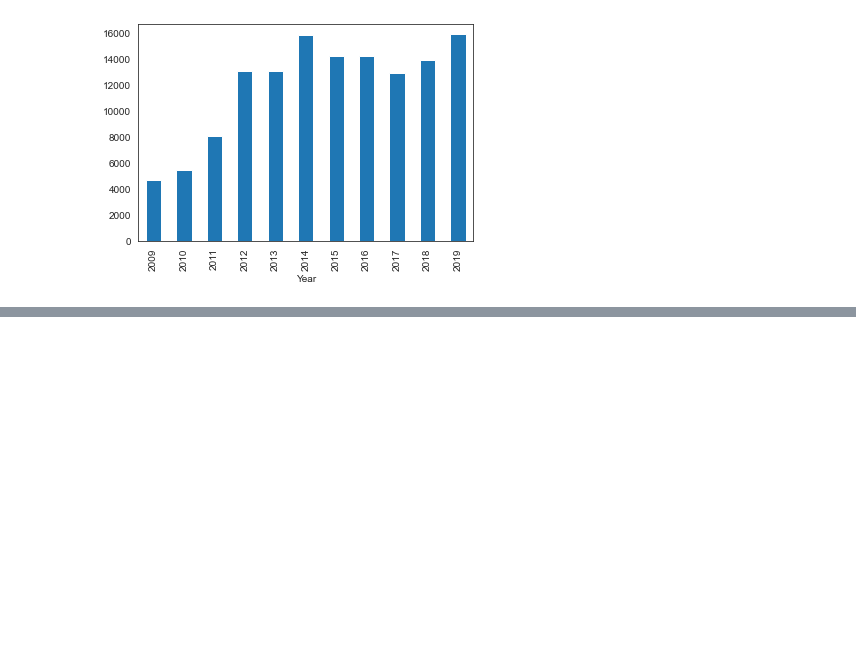
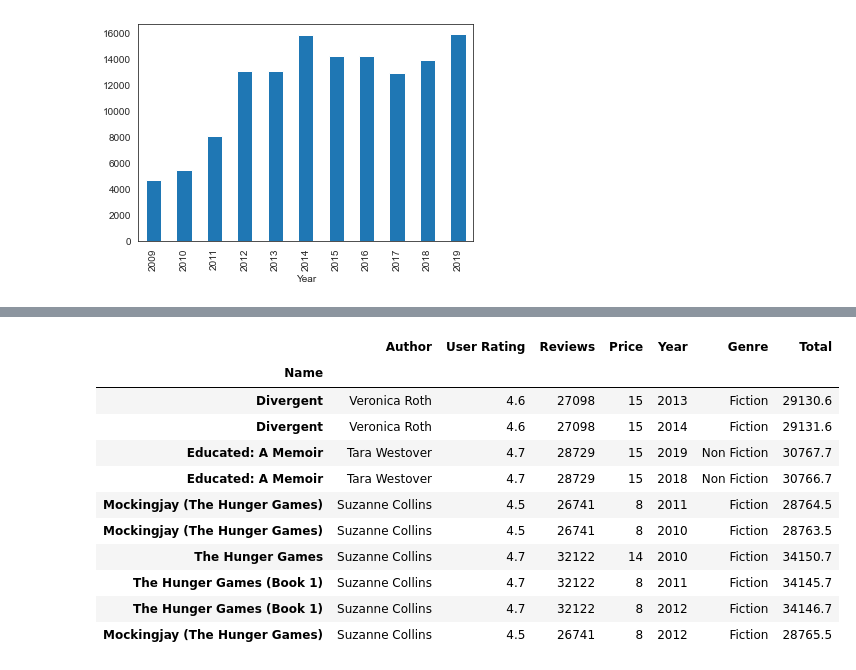
Before and after one commit to kav09/Analysis_of_Best_Selling_Books, a Jupyter notebook: notebook.ipynb, the cells around one changed output, grey strips where cells are left out. Saved outputs shown, nothing was run; the diff lists cells and outputs as text; code cells hidden in the pictures; blank space fills up the shorter version.

```diff
--- a/notebook.ipynb
+++ b/notebook.ipynb
@@ -659,0 +660,15 @@ booklist.groupby('Year').mean()['Reviews'].plot(kind = 'bar')
+# %%
+booklist.loc[(booklist['Reviews']>=20000) & (booklist['User Rating']>=4.5)].sort_values('Author',ascending = False).head(10)
+# %% [output]
+|  | Author | User Rating | Reviews | Price | Year | Genre | Total |
+| Name |  |  |  |  |  |  |  |
+| Divergent | Veronica Roth | 4.6 | 27098 | 15 | 2013 | Fiction | 29130.6 |
+| Divergent | Veronica Roth | 4.6 | 27098 | 15 | 2014 | Fiction | 29131.6 |
+| Educated: A Memoir | Tara Westover | 4.7 | 28729 | 15 | 2019 | Non Fiction | 30767.7 |
+| Educated: A Memoir | Tara Westover | 4.7 | 28729 | 15 | 2018 | Non Fiction | 30766.7 |
+| Mockingjay (The Hunger Games) | Suzanne Collins | 4.5 | 26741 | 8 | 2011 | Fiction | 28764.5 |
+| Mockingjay (The Hunger Games) | Suzanne Collins | 4.5 | 26741 | 8 | 2010 | Fiction | 28763.5 |
+| The Hunger Games | Suzanne Collins | 4.7 | 32122 | 14 | 2010 | Fiction | 34150.7 |
+| The Hunger Games (Book 1) | Suzanne Collins | 4.7 | 32122 | 8 | 2011 | Fiction | 34145.7 |
+| The Hunger Games (Book 1) | Suzanne Collins | 4.7 | 32122 | 8 | 2012 | Fiction | 34146.7 |
+| Mockingjay (The Hunger Games) | Suzanne Collins | 4.5 | 26741 | 8 | 2012 | Fiction | 28765.5 |
```
Also changed, not shown: parts of 9 cells of this notebook, 5 other files.
